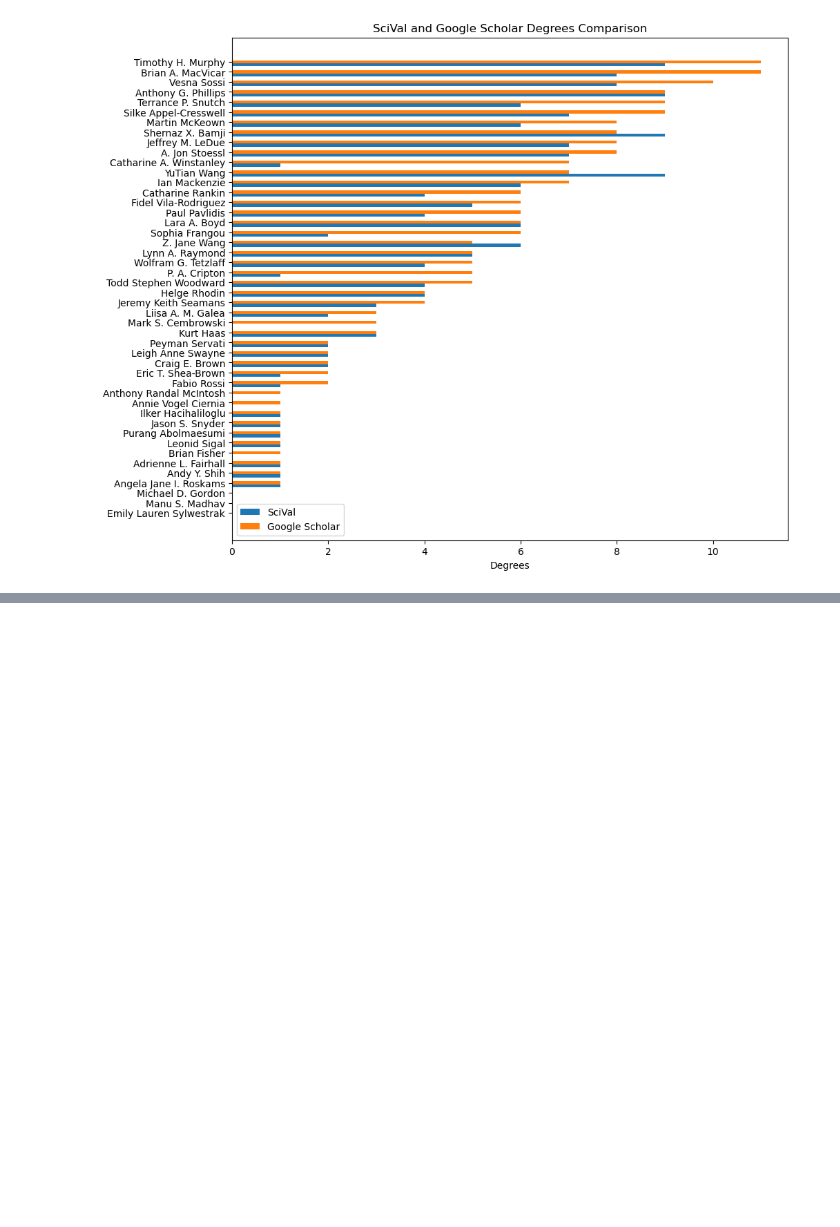
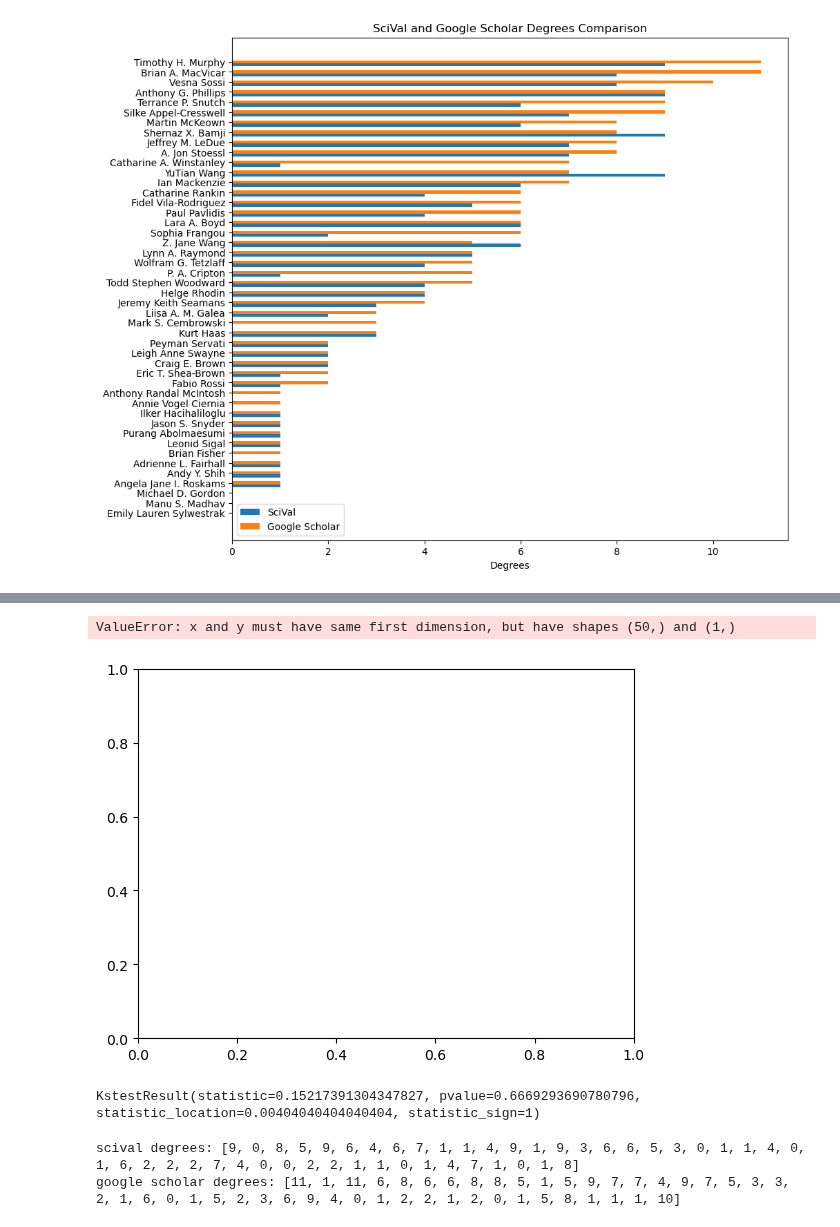
Before and after one commit to rainacao/scholar_metrics_scraper, a Jupyter notebook: authorlist comparisons/centrality.ipynb, the cells around one changed output, grey strips where cells are left out. Saved outputs shown, nothing was run; the diff lists cells and outputs as text; code cells hidden in the pictures; blank space fills up the shorter version.

```diff
--- a/authorlist comparisons/centrality.ipynb
+++ b/authorlist comparisons/centrality.ipynb
@@ -513,0 +656,19 @@ ax.legend()
+# %%
+x = np.linspace(min(sv_weighted_centrality_normed), max(sv_weighted_centrality_normed))
+y = stats.ecdf(x)
+
+plt.step(x,y)
+# %% [output]
+ValueError: x and y must have same first dimension, but have shapes (50,) and (1,)
+[figure, added]
+# %%
+#normed weighted betweenness centrality
+stats.ks_2samp(sv_weighted_centrality_normed, gs_weighted_centrality_normed)
+# %% [output]
+KstestResult(statistic=0.15217391304347827, pvalue=0.6669293690780796, statistic_location=0.00404040404040404, statistic_sign=1)
+# %%
+print("scival degrees:", sv_degrees_networkX)
+print("google scholar degrees:", gs_degrees_networkX)
+# %% [output]
+scival degrees: [9, 0, 8, 5, 9, 6, 4, 6, 7, 1, 1, 4, 9, 1, 9, 3, 6, 6, 5, 3, 0, 1, 1, 4, 0, 1, 6, 2, 2, 2, 7, 4, 0, 0, 2, 2, 1, 1, 0, 1, 4, 7, 1, 0, 1, 8]
+google scholar degrees: [11, 1, 11, 6, 8, 6, 6, 8, 8, 5, 1, 5, 9, 7, 7, 4, 9, 7, 5, 3, 3, 2, 1, 6, 0, 1, 5, 2, 3, 6, 9, 4, 0, 1, 2, 2, 1, 2, 0, 1, 5, 8, 1, 1, 1, 10]
```
Also changed, not shown: parts of 16 cells of this notebook, 12 other files.
